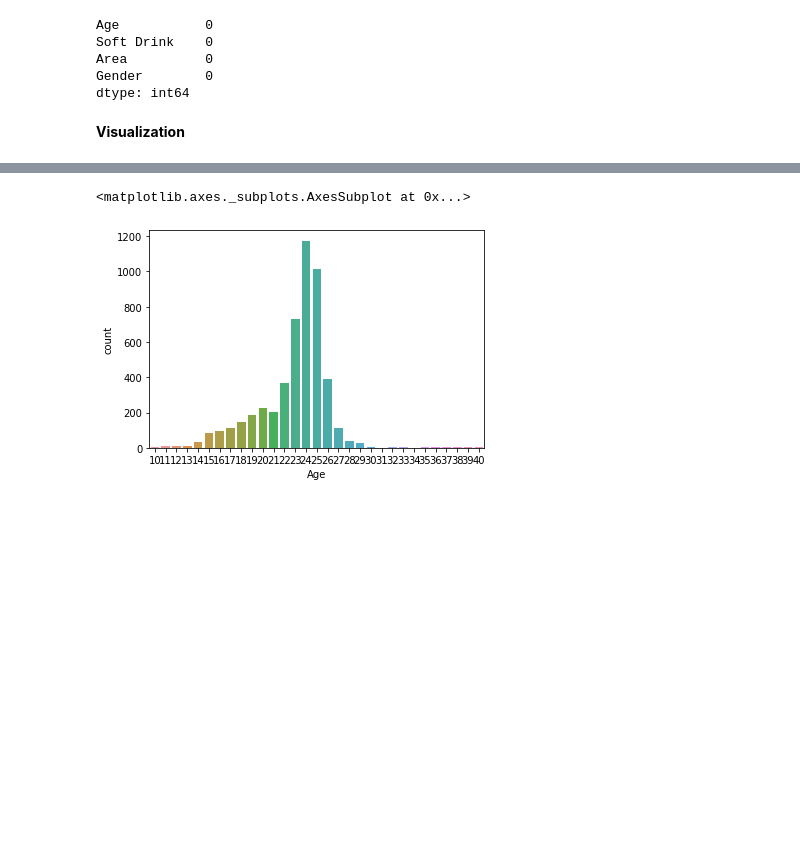
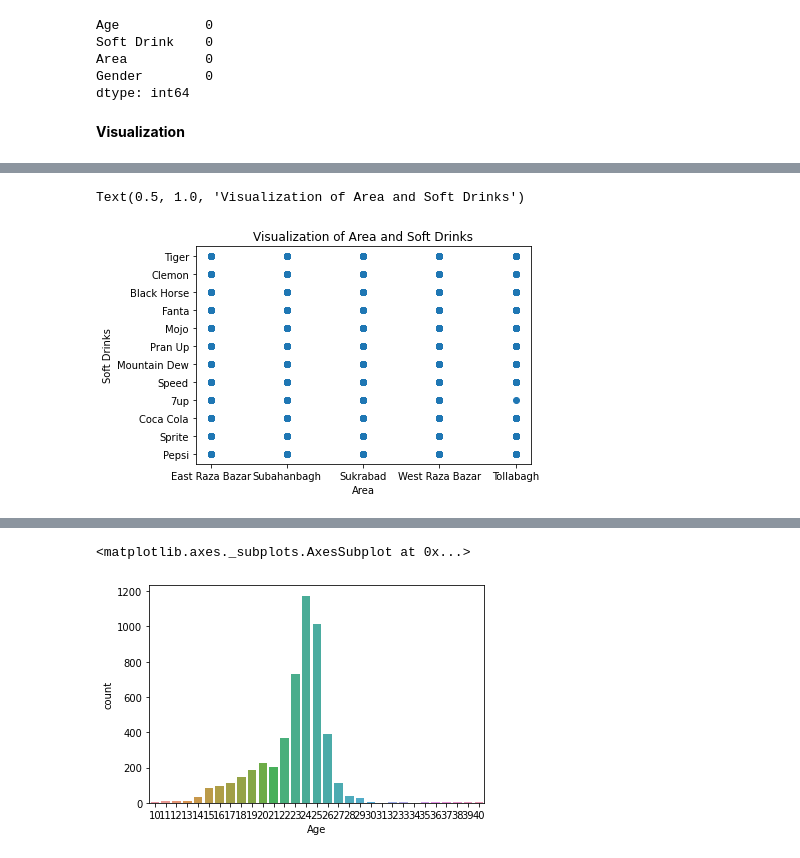
Before and after one commit to Amanullah-Sarker/Prediction-of-Soft-Drinks-by-using-Machine-Learning, a Jupyter notebook: Soft_Drinks.ipynb, the cells around one changed output, grey strips where cells are left out. Cells and saved outputs as stored; diff of their text form; code cells hidden in the pictures; blank space fills up the shorter version.

```diff
--- a/Soft_Drinks.ipynb
+++ b/Soft_Drinks.ipynb
@@ -87,6 +99,9 @@ plt.title('Visualization of Gender and Area')
 # %%
-plt.scatter(df['Area'], df['Soft Drinks'])
+plt.scatter(df['Area'], df['Soft Drink'])
 plt.xlabel('Area')
 plt.ylabel('Soft Drinks')
 plt.title('Visualization of Area and Soft Drinks')
+# %% [output]
+Text(0.5, 1.0, 'Visualization of Area and Soft Drinks')
+[figure, added]
 # %%
```
Also changed, not shown: parts of 18 cells of this notebook.
